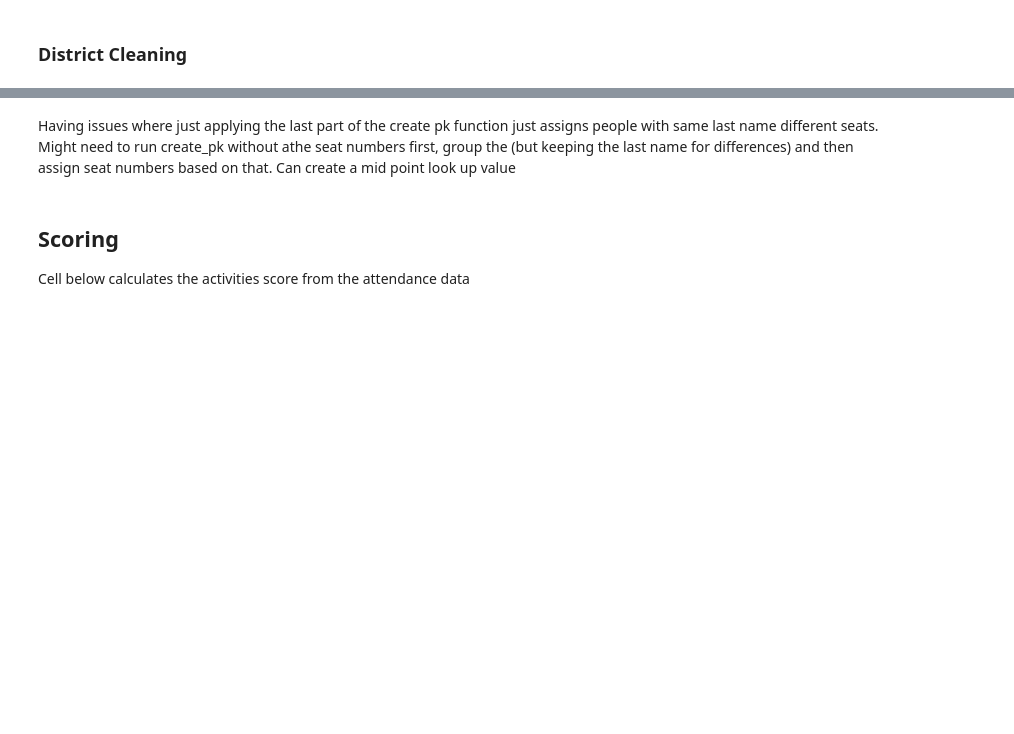
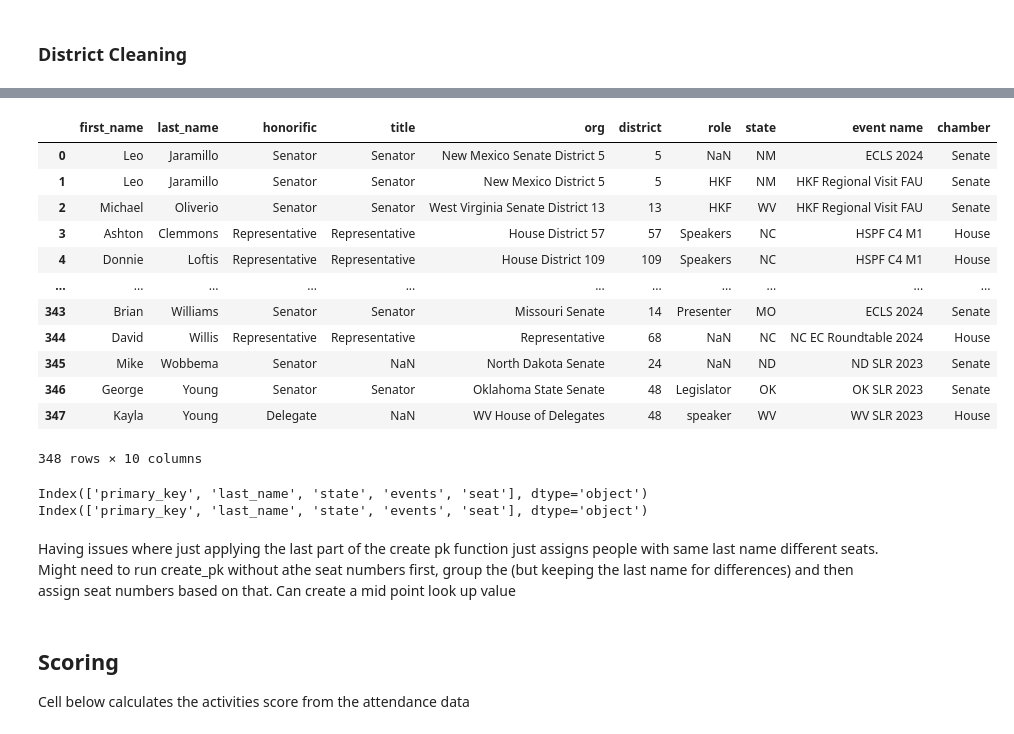
Before and after one commit to cnlutz20/THI_CPRL, a Jupyter notebook: scoring/get_activities_score.ipynb, the cells around one changed output, grey strips where cells are left out. Drawn from its saved outputs; the diff is of its cells as text; code cells hidden in the pictures; blank space fills up the shorter version.

```diff
--- a/scoring/get_activities_score.ipynb
+++ b/scoring/get_activities_score.ipynb
@@ -368,31 +384,55 @@ for a,b in zip(w_districts.title, w_districts.org):
 # %%
 # Process patch file
-patch_file = r"C:\Users\clutz\OneDrive - THE HUNT INSTITUTE\Documents\Data\attendance data\archive\no_districts_attendance_patch.xlsx"
-districts_patch = pd.read_excel(patch_file)
+patch_file = r"C:\Users\clutz\OneDrive - THE HUNT INSTITUTE\Documents\Data\attendance data\patch files\no_districts_patch.csv"
+districts_patch = pd.read_csv(patch_file)
+
 
 patched_df = pd.concat([w_districts,districts_patch])
 patched_df.reset_index(inplace=True, drop=True)
 i = 0
 for a,b in zip(patched_df.title, patched_df.org):
     if re.search(r'[Hh]ouse|[Ss]enate', str(b)):
         if re.search(r'[Hh]ouse', str(b)):
             chamber = "House"
         elif re.search(r'[Ss]enate', str(b)):
             chamber = "Senate"
     elif re.search(r'[Rr]epresentative|[Ss]enator|[Dd]elegate', str(a)):
         if re.search(r'[Rr]epresentative|[Dd]elegate', str(a)):
             chamber = "House"
         elif re.search(r'[Ss]enator', str(a)):
             chamber = "Senate"
 
     try:
         patched_df.loc[i,'chamber'] = str(chamber)
         i += 1
     except:
         i += 1
         continue
 
 patched_df = patched_df[patched_df['state'].isin(thi_states)]
 patched_df = patched_df[~patched_df['district'].isna()]
 patched_df.reset_index(inplace=True, drop=True)
+
+#name edits
+patched_df['first_name'] = patched_df['first_name'].str.strip().str.title()
+patched_df['last_name'] = patched_df['last_name'].str.strip().str.title().str.replace("' ", "'")
+# condition = patched_df['last_name'].str.contains(r'(?!\w+)\s(?<!\w)', regex = True)
+# patched_df.loc[condition, 'last_name'] = (patched_df['last_name'].str.split(r'\s*,\s*(?=[A-Z])').str[0])
+# Identify rows where 'last_name' has two words separated by whitespace
+
+patched_df
+# %% [output]
+|  | first_name | last_name | honorific | title | org | district | role | state | event name | chamber |
+| 0 | Leo | Jaramillo | Senator | Senator | New Mexico Senate District 5 | 5 | NaN | NM | ECLS 2024 | Senate |
+| 1 | Leo | Jaramillo | Senator | Senator | New Mexico District 5 | 5 | HKF | NM | HKF Regional Visit FAU | Senate |
+| 2 | Michael | Oliverio | Senator | Senator | West Virginia Senate District 13 | 13 | HKF | WV | HKF Regional Visit FAU | Senate |
+| 3 | Ashton | Clemmons | Representative | Representative | House District 57 | 57 | Speakers | NC | HSPF C4 M1 | House |
+| 4 | Donnie | Loftis | Representative | Representative | House District 109 | 109 | Speakers | NC | HSPF C4 M1 | House |
+| ... | ... | ... | ... | ... | ... | ... | ... | ... | ... | ... |
+| 343 | Brian | Williams | Senator | Senator | Missouri Senate | 14 | Presenter | MO | ECLS 2024 | Senate |
+| 344 | David | Willis | Representative | Representative | Representative | 68 | NaN | NC | NC EC Roundtable 2024 | House |
+| 345 | Mike | Wobbema | Senator | NaN | North Dakota Senate | 24 | NaN | ND | ND SLR 2023 | Senate |
+| 346 | George | Young | Senator | Senator | Oklahoma State Senate | 48 | Legislator | OK | OK SLR 2023 | Senate |
+| 347 | Kayla | Young | Delegate | NaN | WV House of Delegates | 48 | speaker | WV | WV SLR 2023 | House |
+348 rows × 10 columns
 # %%
@@ -429,2 +527,11 @@ thi_states_df = cleaned_df_minus_nan.loc[:,['final_primary_key','first_name', 'l
+# %%
+print(leg_events_df_nodupes.columns)
+print(leg_events_df_dupes.columns)
+events_dfs = [leg_events_df_dupes, leg_events_df_nodupes]
+events_df = pd.concat(events_dfs)
+events_df.reset_index(inplace=True, drop=True)
+# %% [output]
+Index(['primary_key', 'last_name', 'state', 'events', 'seat'], dtype='object')
+Index(['primary_key', 'last_name', 'state', 'events', 'seat'], dtype='object')
 # %% [markdown]
 Having issues where just applying the last part of the create pk function just assigns people with same last name different seats. Might need to run create_pk without athe seat numbers first, group the (but keeping the last name for differences) and then assign seat numbers based on that. Can create a mid point look up value
```
Also changed, not shown: parts of 19 cells of this notebook, 2 other files.
